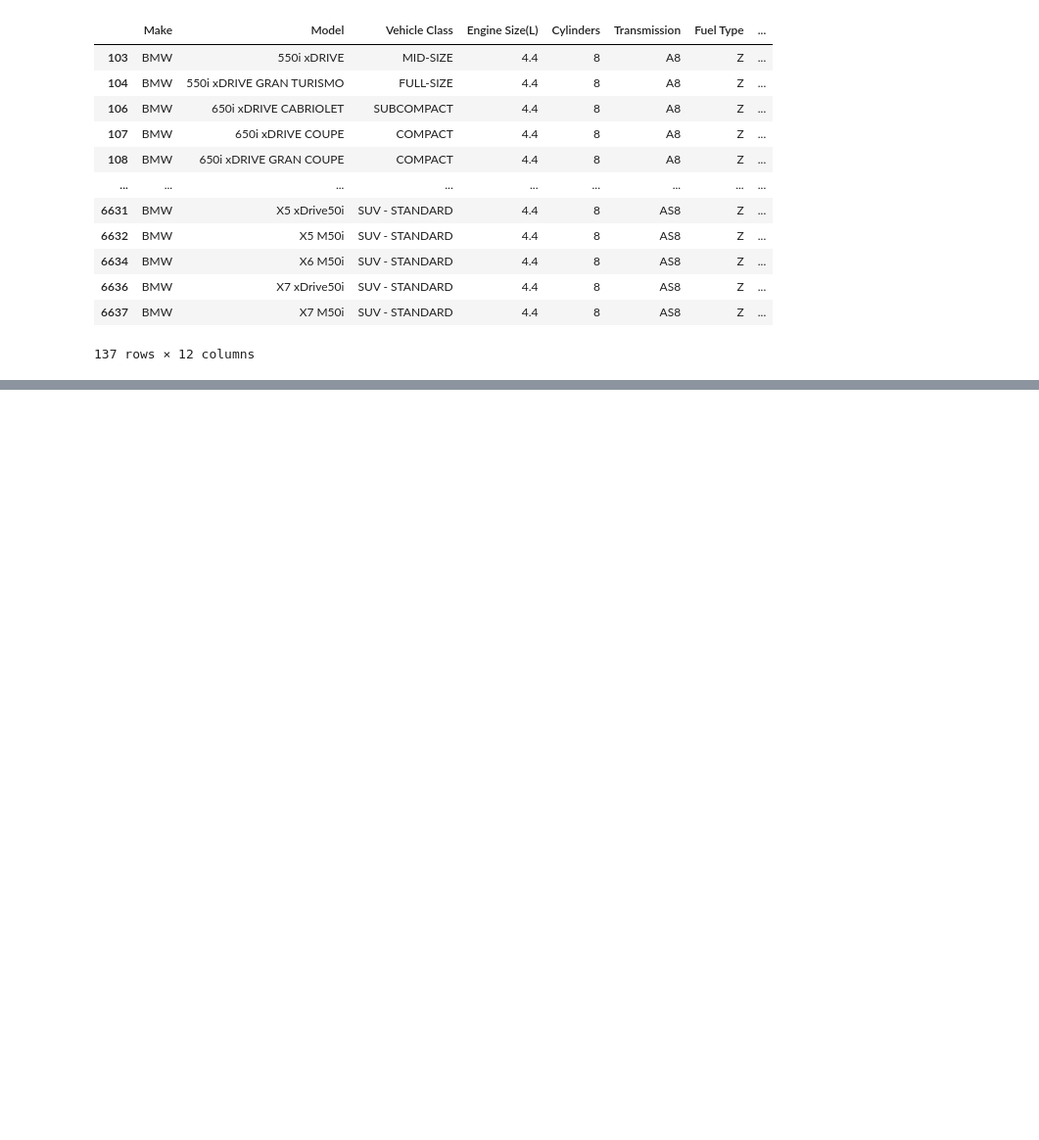
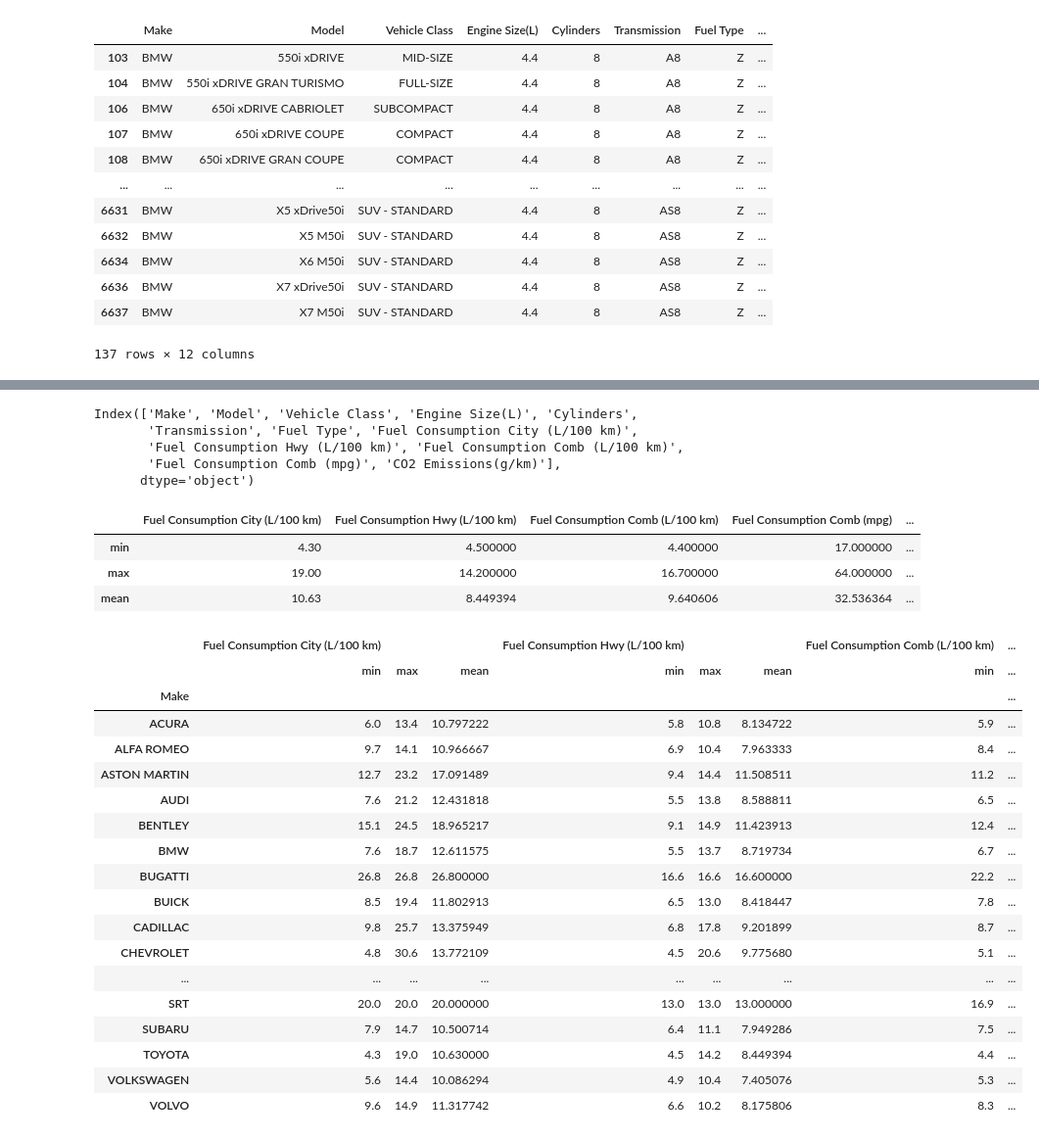
Before and after one commit to prasad2154/NewVision, a Jupyter notebook: Daily_Session_work/Day21_DS_Operations.ipynb, the cells around one changed output, grey strips where cells are left out. Shown at 98% size. Drawn from its saved outputs; the diff is of its cells as text; code cells hidden in the pictures; blank space fills up the shorter version.

```diff
--- a/Daily_Session_work/Day21_DS_Operations.ipynb
+++ b/Daily_Session_work/Day21_DS_Operations.ipynb
@@ -89,0 +237,44 @@ c.query("Make=='BMW' and Cylinders >6")
+# %%
+c.columns
+# %% [output]
+Index(['Make', 'Model', 'Vehicle Class', 'Engine Size(L)', 'Cylinders',
+       'Transmission', 'Fuel Type', 'Fuel Consumption City (L/100 km)',
+       'Fuel Consumption Hwy (L/100 km)', 'Fuel Consumption Comb (L/100 km)',
+       'Fuel Consumption Comb (mpg)', 'CO2 Emissions(g/km)'],
+      dtype='object')
+# %%
+import numpy as np
+import warnings
+warnings.filterwarnings('ignore')
+
+cols = [ 'Fuel Consumption City (L/100 km)',
+       'Fuel Consumption Hwy (L/100 km)', 'Fuel Consumption Comb (L/100 km)',
+       'Fuel Consumption Comb (mpg)', 'CO2 Emissions(g/km)']
+c.groupby(['Make']).get_group('TOYOTA').loc[:,cols].agg([min,max,np.mean])
+# %% [output]
+|  | Fuel Consumption City (L/100 km) | Fuel Consumption Hwy (L/100 km) | Fuel Consumption Comb (L/100 km) | Fuel Consumption Comb (mpg) | ... |
+| min | 4.30 | 4.500000 | 4.400000 | 17.000000 | ... |
+| max | 19.00 | 14.200000 | 16.700000 | 64.000000 | ... |
+| mean | 10.63 | 8.449394 | 9.640606 | 32.536364 | ... |
+# %%
+c.groupby(['Make'])[cols].agg([min,max,np.mean])
+# %% [output]
+|  | Fuel Consumption City (L/100 km) |  |  | Fuel Consumption Hwy (L/100 km) |  |  | Fuel Consumption Comb (L/100 km) | ... |
+|  | min | max | mean | min | max | mean | min | ... |
+| Make |  |  |  |  |  |  |  | ... |
+| ACURA | 6.0 | 13.4 | 10.797222 | 5.8 | 10.8 | 8.134722 | 5.9 | ... |
+| ALFA ROMEO | 9.7 | 14.1 | 10.966667 | 6.9 | 10.4 | 7.963333 | 8.4 | ... |
+| ASTON MARTIN | 12.7 | 23.2 | 17.091489 | 9.4 | 14.4 | 11.508511 | 11.2 | ... |
+| AUDI | 7.6 | 21.2 | 12.431818 | 5.5 | 13.8 | 8.588811 | 6.5 | ... |
+| BENTLEY | 15.1 | 24.5 | 18.965217 | 9.1 | 14.9 | 11.423913 | 12.4 | ... |
+| BMW | 7.6 | 18.7 | 12.611575 | 5.5 | 13.7 | 8.719734 | 6.7 | ... |
+| BUGATTI | 26.8 | 26.8 | 26.800000 | 16.6 | 16.6 | 16.600000 | 22.2 | ... |
+| BUICK | 8.5 | 19.4 | 11.802913 | 6.5 | 13.0 | 8.418447 | 7.8 | ... |
+| CADILLAC | 9.8 | 25.7 | 13.375949 | 6.8 | 17.8 | 9.201899 | 8.7 | ... |
+| CHEVROLET | 4.8 | 30.6 | 13.772109 | 4.5 | 20.6 | 9.775680 | 5.1 | ... |
+| ... | ... | ... | ... | ... | ... | ... | ... | ... |
+| SRT | 20.0 | 20.0 | 20.000000 | 13.0 | 13.0 | 13.000000 | 16.9 | ... |
+| SUBARU | 7.9 | 14.7 | 10.500714 | 6.4 | 11.1 | 7.949286 | 7.5 | ... |
+| TOYOTA | 4.3 | 19.0 | 10.630000 | 4.5 | 14.2 | 8.449394 | 4.4 | ... |
+| VOLKSWAGEN | 5.6 | 14.4 | 10.086294 | 4.9 | 10.4 | 7.405076 | 5.3 | ... |
+| VOLVO | 9.6 | 14.9 | 11.317742 | 6.6 | 10.2 | 8.175806 | 8.3 | ... |
```
Also changed, not shown: parts of 11 cells of this notebook.
